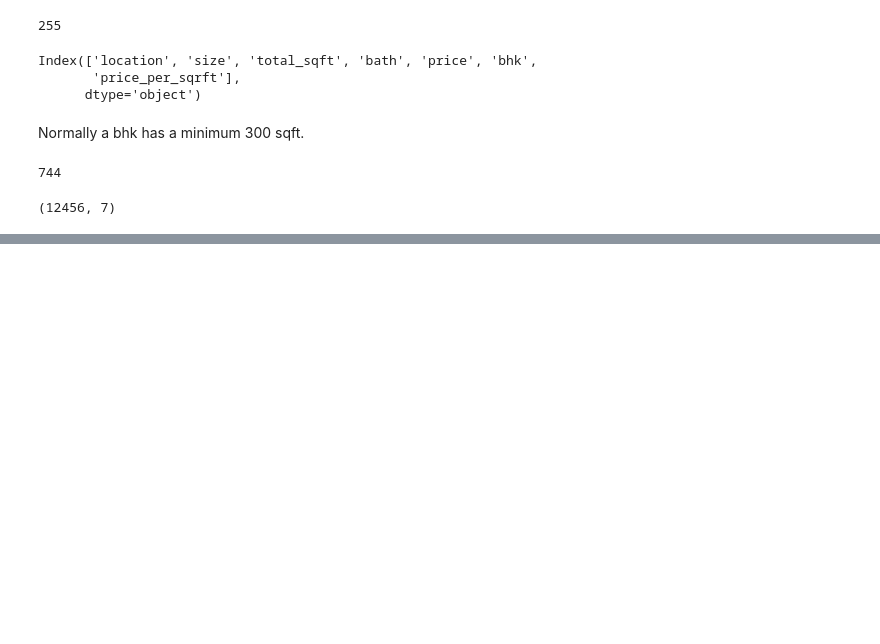
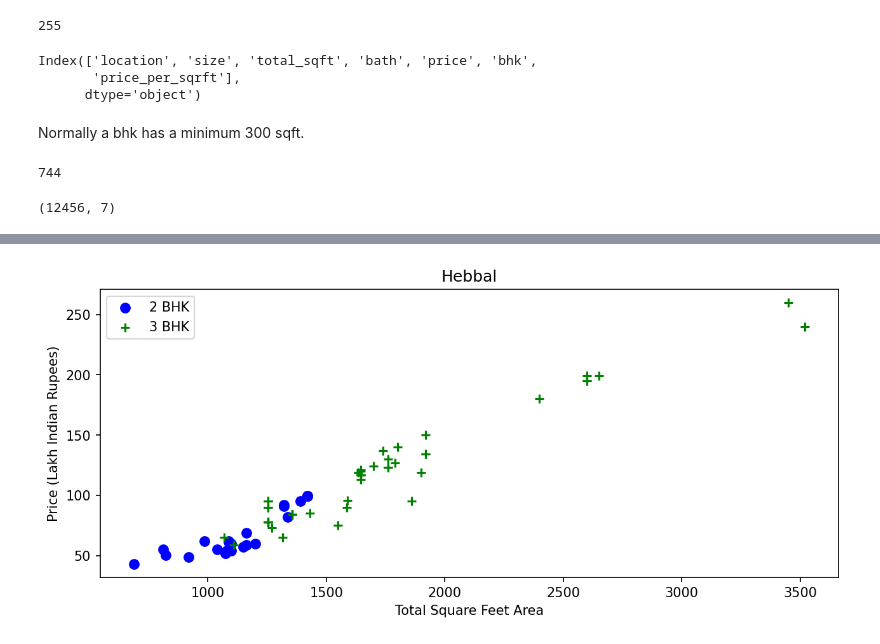
Before and after one commit to allan-mathews/Kaggle-Projects, a Jupyter notebook: bengaluru_house_pricing.ipynb, the cells around one changed output, grey strips where cells are left out. Saved outputs shown, nothing was run; the diff lists cells and outputs as text; code cells hidden in the pictures; blank space fills up the shorter version.

```diff
--- a/bengaluru_house_pricing.ipynb
+++ b/bengaluru_house_pricing.ipynb
@@ -292,0 +353,4 @@ plot_scatter_chart(df6,"Jalahalli")
+# %%
+plot_scatter_chart(df8,"Hebbal")
+# %% [output]
+[figure, added]
```
Also changed, not shown: parts of 46 cells of this notebook, 1 other file.
